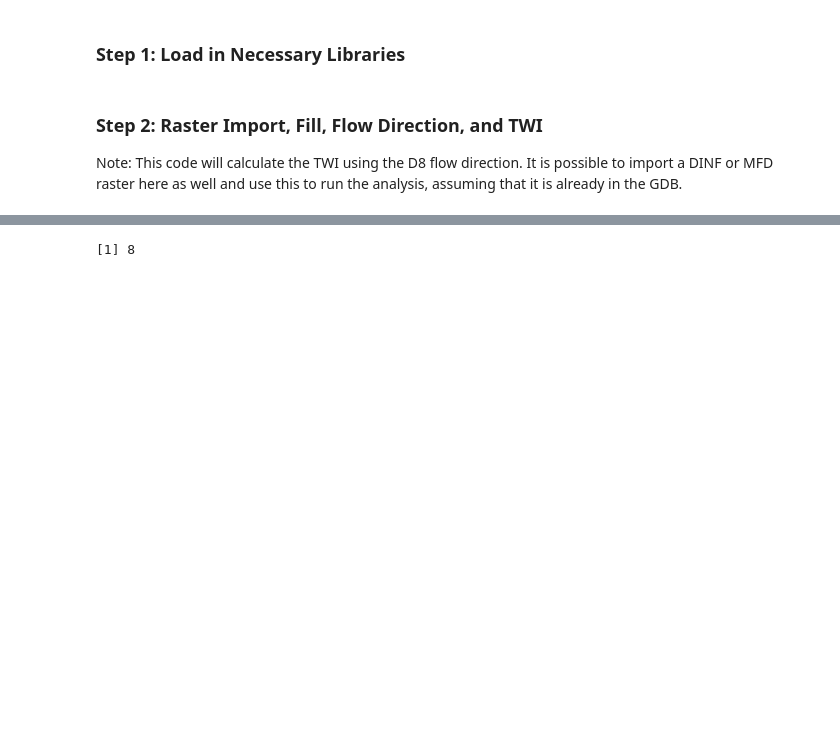
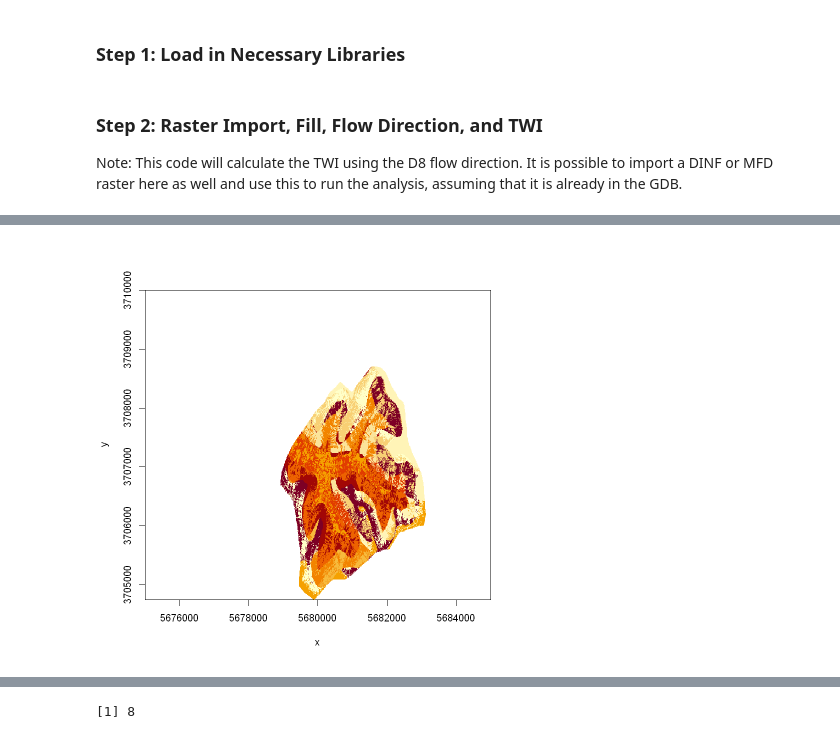
Before and after one commit to tyler-mahoney/modeling-streamflow-permanence, a Jupyter notebook: run-spatial-discretization.ipynb, the cells around one changed output, grey strips where cells are left out. Drawn from its saved outputs; the diff is of its cells as text; code cells hidden in the pictures; blank space fills up the shorter version.

```diff
--- a/run-spatial-discretization.ipynb
+++ b/run-spatial-discretization.ipynb
@@ -58,0 +79,19 @@ Any number of layers may be input to represent HRUs. HRUs will be derived from a
+# %%
+# Load in Libraries
+library(sp)
+library(raster)
+library(dynatopmodel)
+library(topmodel)
+library(ecbtools)
+library(cluster)
+library(factoextra)
+library(tidyverse)
+library(NbClust)
+library(basicClEval)
+library(ggplot2)
+
+# Read in the rasters that we'd need for HRU creation
+FR.dem <- raster('SpatialInputData/fr1meterDEM.tif')
+FR.soils <- raster('SpatialInputData/FRSoils1mMask.tif')
+FR.TWI.dinf <- raster('C:/Users/david/OneDrive/Desktop/Mahoney Research/2-Mahoney-EPA/modeling-streamflow-permanence/SpatialInputData/fr_twi_dinf.tif')
+FR.TWI.dinf[FR.TWI.dinf==0] <- NA # We do this because the areas outside of the raster have a value 0 and we want these to be set to NA
@@ -58,0 +132,17 @@ Any number of layers may be input to represent HRUs. HRUs will be derived from a
+# %%
+## Run Kmeans to create HRUs using elevation bands, TWI, and soils data
+set.seed(123)
+
+# Cut the layers into desired number of bins
+FR.elev.bands <- cut(FR.dem, 4)
+FR.TWI.dinf.cut <- cut(FR.TWI.dinf,4)
+
+# Combine the rasters into a single stack
+FR.stack <- stack(FR.TWI.dinf.cut, FR.soils, FR.elev.bands)
+
+# Run the Kmeans analysis - k is the number of clusters that will be generated.
+FR.HRU <- raster.kmeans(FR.stack, k = 20, iter.max=10, nstart = 10, geo = T, geo.weight = 1)
+
+image(FR.HRU)
+# %% [output]
+[figure, added]
```
Also changed, not shown: parts of 18 cells of this notebook, 14 other files.
